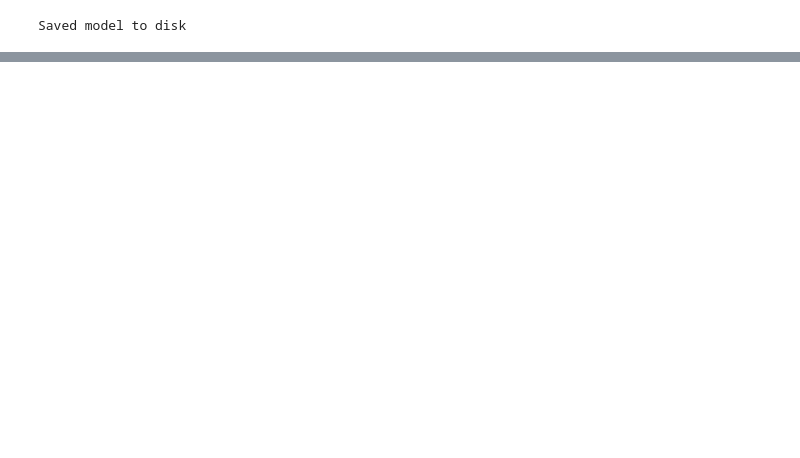
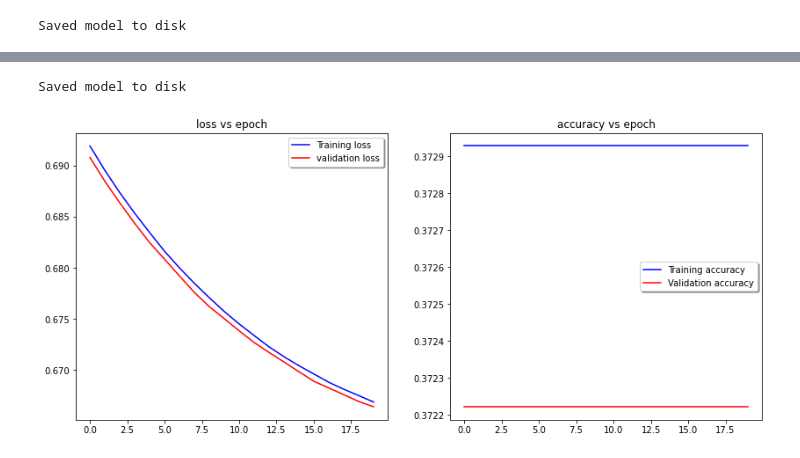
Before and after one commit to rodrigom-esteves/trabalhos_pos_ciencia_de_dados, a Jupyter notebook: Trabalho final/Modelando.ipynb, the cells around one changed output, grey strips where cells are left out. Drawn from its saved outputs; the diff is of its cells as text; code cells hidden in the pictures; blank space fills up the shorter version.

```diff
--- a/Trabalho final/Modelando.ipynb
+++ b/Trabalho final/Modelando.ipynb
@@ -282,0 +328,2 @@ plotLearningCurves(history_fine)
+# %%
+model_1 = keras.models.load_model("C:/Users/malta/Desktop/Pós Graduação/Trabalho_final_Pos/Reunião 3/modelIMG1.h5")
@@ -282,0 +504,30 @@ plotLearningCurves(history_fine)
+# %%
+base_model_no_weight = keras.applications.Xception(
+    weights=None,  # Random inicialization.
+    input_shape=(150, 150, 3),
+    include_top=False,
+)  # Do not include the ImageNet classifier at the top.
+
+# Freeze the base_model
+base_model_no_weight.trainable = False
+
+# Create new model on top
+inputs = keras.Input(shape=(150, 150, 3))
+x = data_augmentation(inputs)  # Apply random data augmentation
+
+# Pre-trained Xception weights requires that input be scaled
+# from (0, 255) to a range of (-1., +1.), the rescaling layer
+# outputs: `(inputs * scale) + offset`
+scale_layer = keras.layers.Rescaling(scale=1 / 127.5, offset=-1)
+x = scale_layer(x)
+
+# The base model contains batchnorm layers. We want to keep them in inference mode
+# when we unfreeze the base model for fine-tuning, so we make sure that the
+# base_model is running in inference mode here.
+x = base_model_no_weight(x, training=False)
+x = keras.layers.GlobalAveragePooling2D()(x)
+x = keras.layers.Dropout(0.2)(x)  # Regularize with dropout
+outputs = keras.layers.Dense(1)(x)
+model_no_weight = keras.Model(inputs, outputs)
+
+model_no_weight.summary()
@@ -282,0 +552,9 @@ plotLearningCurves(history_fine)
+# %%
+model_no_weight.compile(
+    optimizer=keras.optimizers.Adam(),
+    loss=keras.losses.BinaryCrossentropy(from_logits=True),
+    metrics=[keras.metrics.BinaryAccuracy()],
+)
+
+epochs = 20
+history_no_weight = model_no_weight.fit(ds_train, epochs=epochs, validation_data=ds_validation)
@@ -282,0 +579,9 @@ plotLearningCurves(history_fine)
+# %%
+model_no_weight.save("C:/Users/malta/Desktop/Pós Graduação/Trabalho_final_Pos/Reunião 3/modelIMG1_no_weight.h5")
+print("Saved model to disk")
+# %% [output]
+Saved model to disk
+# %%
+plotLearningCurves(history_no_weight)
+# %% [output]
+[figure, added]
```
Also changed, not shown: parts of 73 cells of this notebook, 1 other file.
